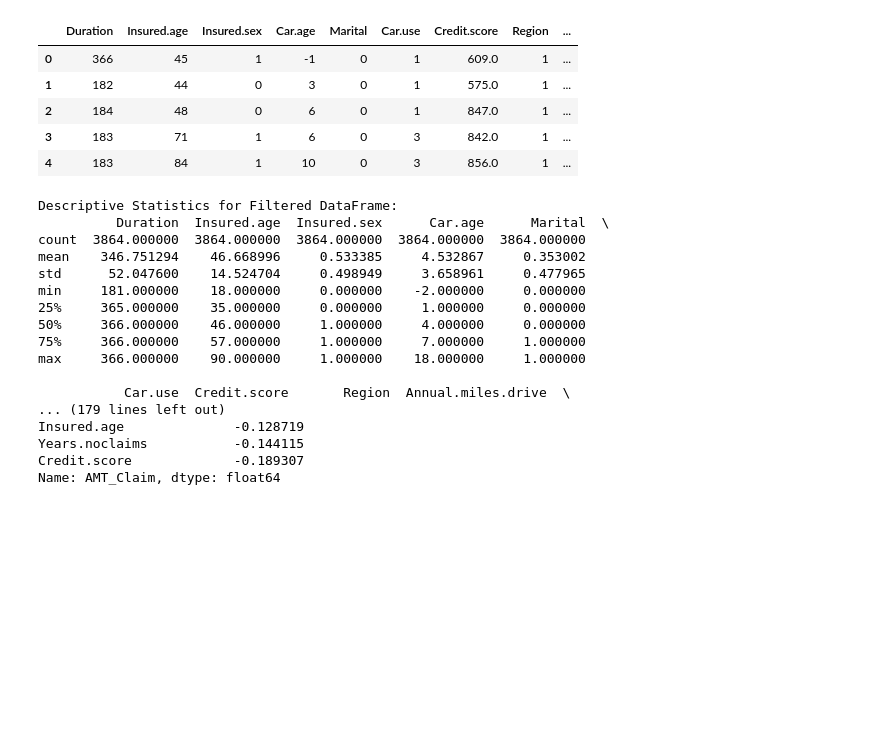
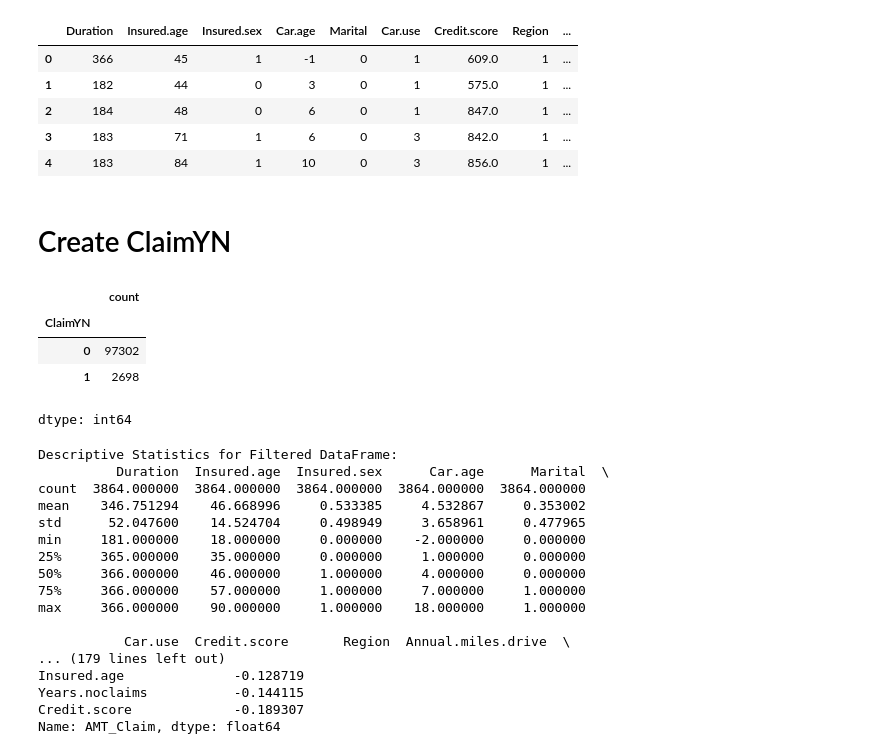
Before and after one commit to fjadidi2001/Insurance, a Jupyter notebook: PredictClaimYN.ipynb, the cells around one changed output. Drawn from its saved outputs; the diff is of its cells as text; code cells hidden in the pictures; blank space fills up the shorter version.

Commit message:
added distibution and ClaimY

```diff
--- a/PredictClaimYN.ipynb
+++ b/PredictClaimYN.ipynb
@@ -184,6 +184,20 @@ df.head()
 | 2 | 184 | 48 | 0 | 6 | 0 | 1 | 847.0 | 1 | ... |
 | 3 | 183 | 71 | 1 | 6 | 0 | 3 | 842.0 | 1 | ... |
 | 4 | 183 | 84 | 1 | 10 | 0 | 3 | 856.0 | 1 | ... |
+# %% [markdown]
+# Create ClaimYN
+# %%
+# Create a new column ClaimYN based on AMT_Claim and NB_Claim
+df['ClaimYN'] = ((df['NB_Claim'] >= 1) & (df['AMT_Claim'] > 1000)).astype(int)
+
+# Check the distribution of the target variable
+df['ClaimYN'].value_counts()
+# %% [output]
+|  | count |
+| ClaimYN |  |
+| 0 | 97302 |
+| 1 | 2698 |
+dtype: int64
 # %%
 # 1. Remove rows with AMT_Claim equal to zero
 df_filtered = df[df['AMT_Claim'] > 0]
```
